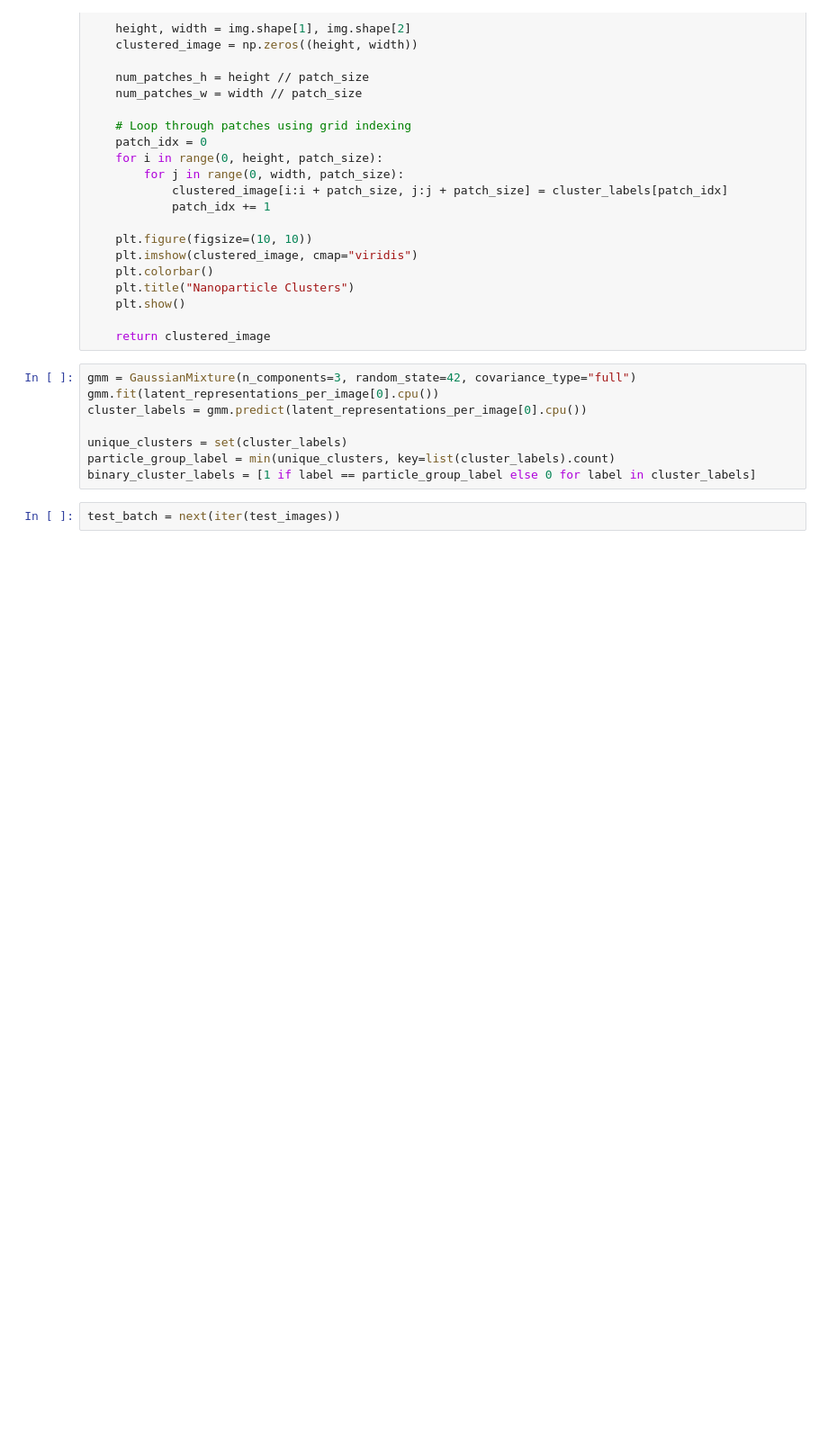
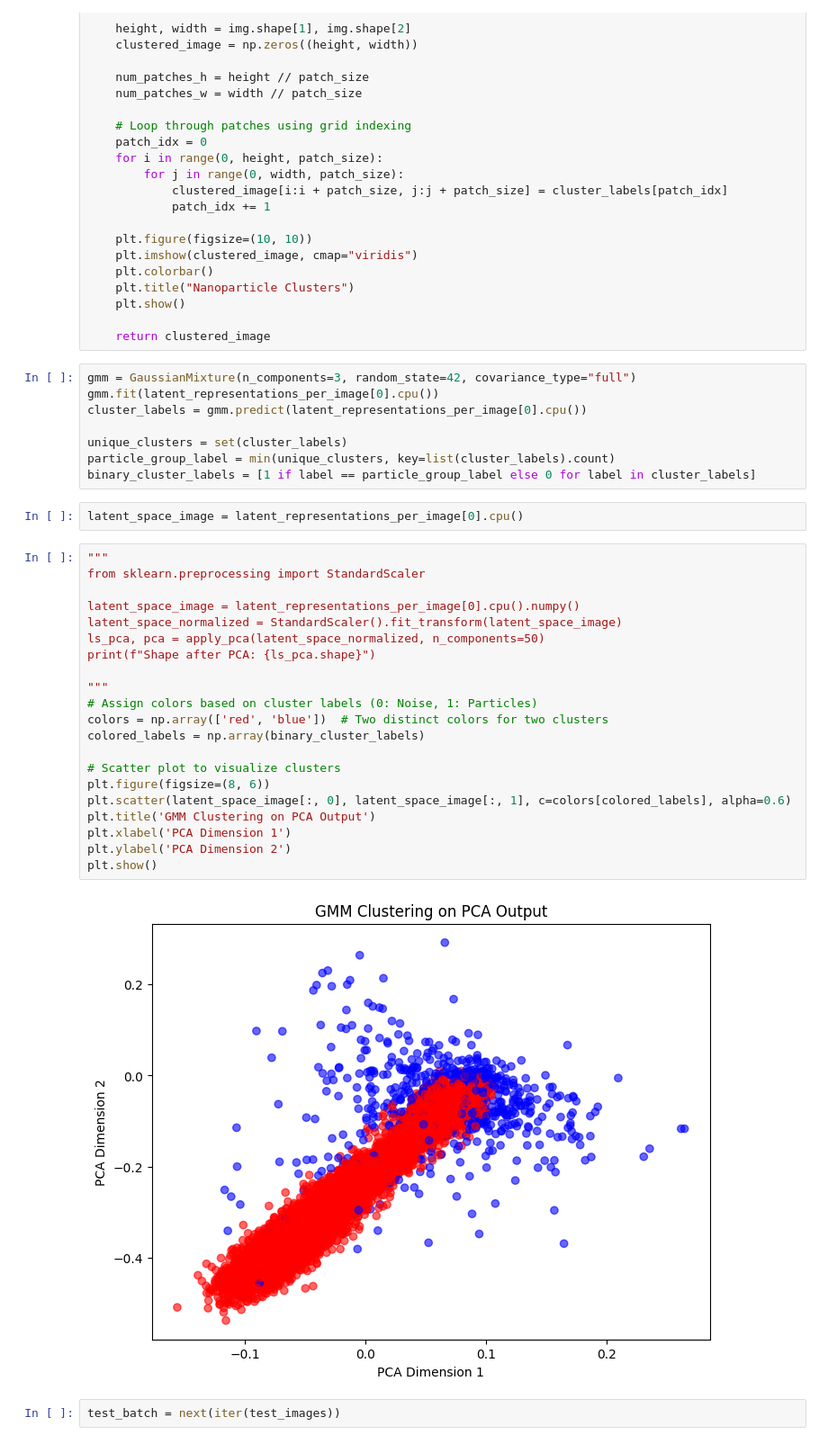
Before and after one commit to blah-buttery/particle-detection, a Jupyter notebook: examples/vae_from_scratch.ipynb, the cells around one changed output. Shown at 90% size. Saved outputs shown, nothing was run; the diff lists cells and outputs as text; blank space fills up the shorter version.

```diff
--- a/examples/vae_from_scratch.ipynb
+++ b/examples/vae_from_scratch.ipynb
@@ -276,6 +276,31 @@ cluster_labels = gmm.predict(latent_representations_per_image[0].cpu())
 unique_clusters = set(cluster_labels)
 particle_group_label = min(unique_clusters, key=list(cluster_labels).count)
 binary_cluster_labels = [1 if label == particle_group_label else 0 for label in cluster_labels]
+# %%
+latent_space_image = latent_representations_per_image[0].cpu()
+# %%
+"""
+from sklearn.preprocessing import StandardScaler
+
+latent_space_image = latent_representations_per_image[0].cpu().numpy()
+latent_space_normalized = StandardScaler().fit_transform(latent_space_image)
+ls_pca, pca = apply_pca(latent_space_normalized, n_components=50)
+print(f"Shape after PCA: {ls_pca.shape}")
+
+"""
+# Assign colors based on cluster labels (0: Noise, 1: Particles)
+colors = np.array(['red', 'blue'])  # Two distinct colors for two clusters
+colored_labels = np.array(binary_cluster_labels)
+
+# Scatter plot to visualize clusters
+plt.figure(figsize=(8, 6))
+plt.scatter(latent_space_image[:, 0], latent_space_image[:, 1], c=colors[colored_labels], alpha=0.6)
+plt.title('GMM Clustering on PCA Output')
+plt.xlabel('PCA Dimension 1')
+plt.ylabel('PCA Dimension 2')
+plt.show()
+# %% [output]
+[figure, added]
 # %%
 test_batch = next(iter(test_images))
 # %%
```
Also changed, not shown: parts of 4 cells of this notebook, 3 other files.
